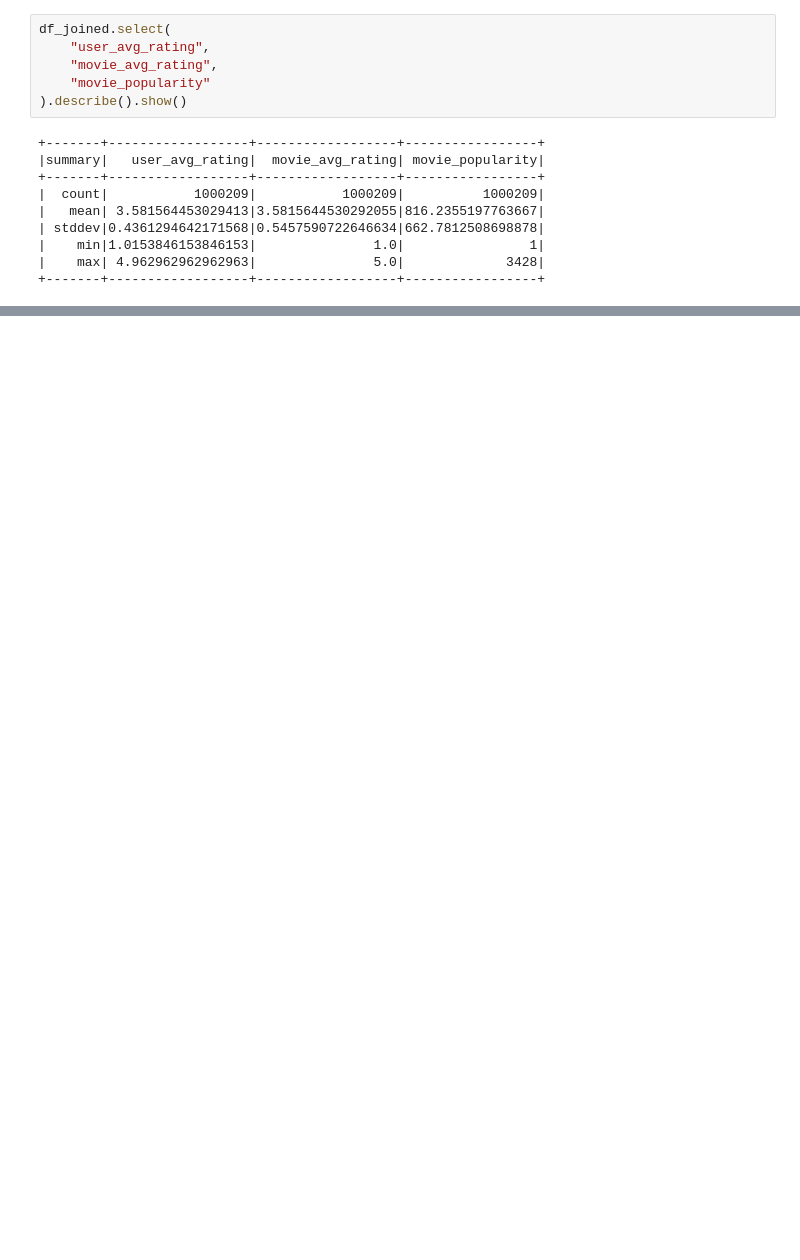
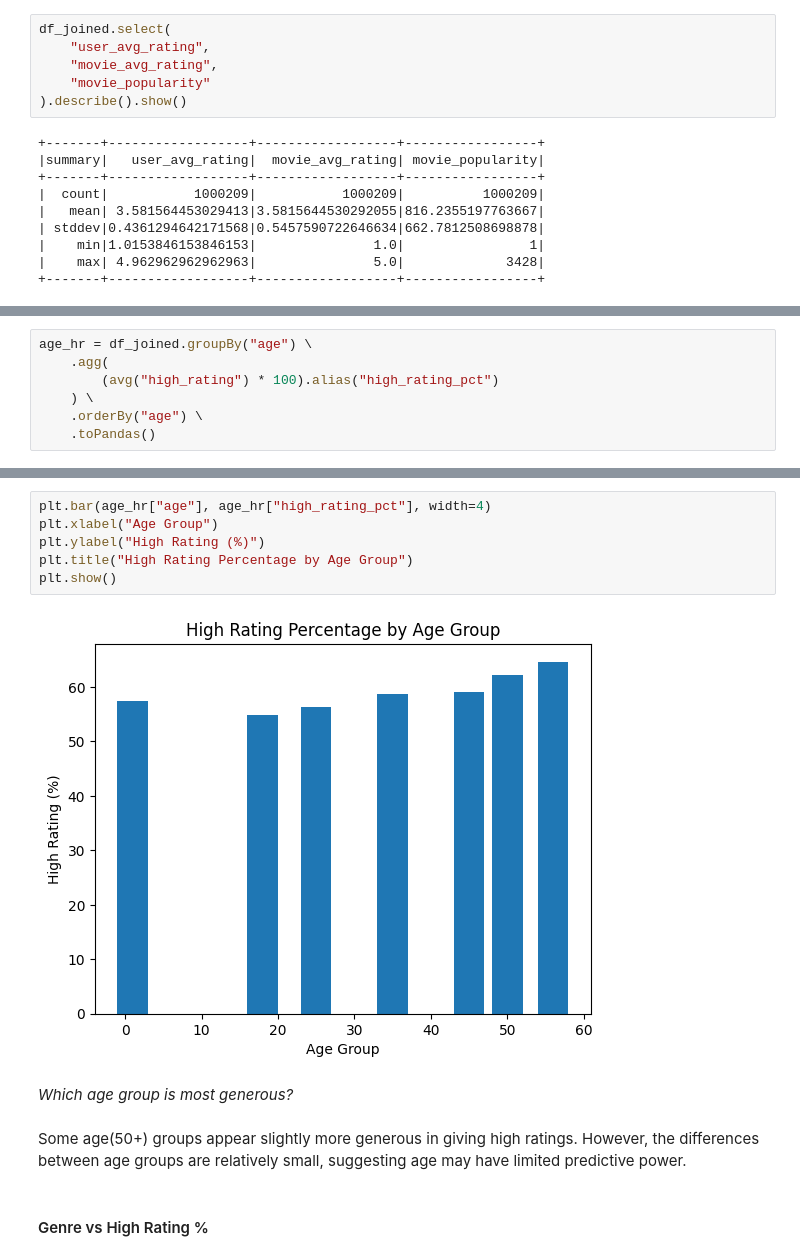
Before and after one commit to RutvikNK/cs570_movie-lens_group2, a Jupyter notebook: SP26 CS570 Project-1.ipynb, the cells around one changed output, grey strips where cells are left out. Saved outputs shown, nothing was run; the diff lists cells and outputs as text; blank space fills up the shorter version.

```diff
--- a/SP26 CS570 Project-1.ipynb
+++ b/SP26 CS570 Project-1.ipynb
@@ -1100,0 +1157,7 @@ df_joined.select(
+# %%
+age_hr = df_joined.groupBy("age") \
+    .agg(
+        (avg("high_rating") * 100).alias("high_rating_pct")
+    ) \
+    .orderBy("age") \
+    .toPandas()
@@ -1100,0 +1175,14 @@ df_joined.select(
+# %%
+plt.bar(age_hr["age"], age_hr["high_rating_pct"], width=4)
+plt.xlabel("Age Group")
+plt.ylabel("High Rating (%)")
+plt.title("High Rating Percentage by Age Group")
+plt.show()
+# %% [output]
+[figure, added]
+# %% [markdown]
+*Which age group is most generous?*
+# %% [markdown]
+Some age(50+) groups appear slightly more generous in giving high ratings. However, the differences between age groups are relatively small, suggesting age may have limited predictive power.
+# %% [markdown]
+#### Genre vs High Rating %
```
Also changed, not shown: parts of 54 cells of this notebook, 1 other file.
